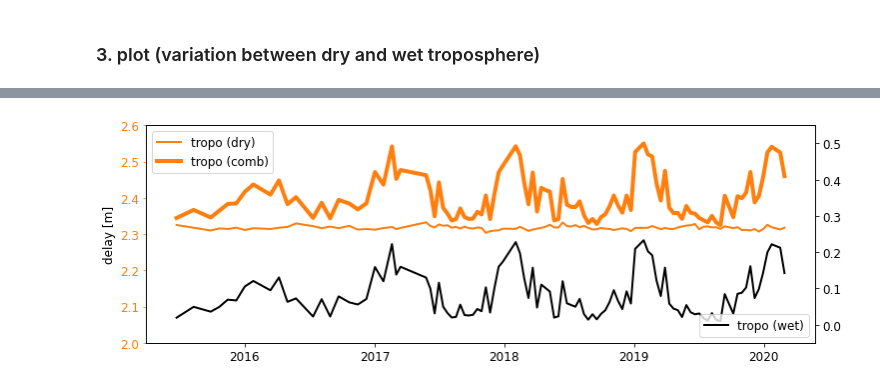
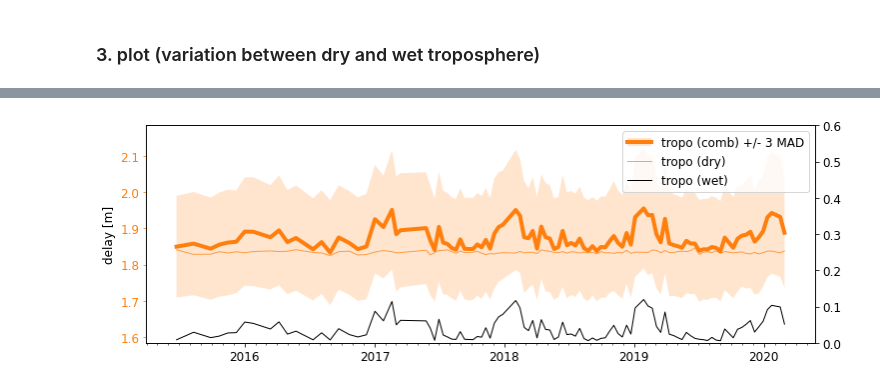
Before and after one commit to yunjunz/2022-Geolocation, a Jupyter notebook: prep_era5.ipynb, the cells around one changed output, grey strips where cells are left out. Drawn from its saved outputs; the diff is of its cells as text; code cells hidden in the pictures.

```diff
--- a/prep_era5.ipynb
+++ b/prep_era5.ipynb
@@ -34,6 +34,7 @@ print('Go to directory', proj_dir)
 
 mintpy_dir = os.path.join(proj_dir, 'mintpyOffset')
 out_file = os.path.join(proj_dir, 'offset_comp/era5.pickle')
+box = (85, 25, 145, 70)    # box to read for range offset in (x0, y0, x1, y1)
 # %% [output]
 Go to directory /Users/yunjunz/data/ChileSenAT149
 # %% [markdown]
@@ -101,7 +104,7 @@ date_list = timeseries(ts_files[0]).get_date_list()
 num_date = len(date_list)
 ts_data_list = []
 for ts_file in ts_files:
-    ts_data = readfile.read(ts_file)[0].reshape(num_date, -1)
+    ts_data = readfile.read(ts_file, box=box)[0].reshape(num_date, -1)
     # exclude pixels with no-valid data
     ts_data[ts_data == 0] = np.nan
     # reverse back the sign because it was reversed in tropo_pyaps3.py#L584
@@ -117,14 +120,12 @@ ind_cen = int(length / 2) * width + int(width / 2)
 tropo = {}
 tropo['date'] = np.array(date_list)
 tropo['time'] = np.array(ptime.date_list2vector(date_list)[0])
-# calc based on terrain height
-tropo['range_delay_tropo_cHgtCen']     = ts_data_list[0][:, ind_cen]
-tropo['range_delay_tropo_cHgtCen_dry'] = ts_data_list[1][:, ind_cen]
-tropo['range_delay_tropo_cHgtCen_wet'] = ts_data_list[2][:, ind_cen]
-# calc based on real DEM
-tropo['range_delay_tropo_vHgtMed']     = np.nanmedian(ts_data_list[3], axis=-1)
-tropo['range_delay_tropo_vHgtMed_dry'] = np.nanmedian(ts_data_list[4], axis=-1)
-tropo['range_delay_tropo_vHgtMed_wet'] = np.nanmedian(ts_data_list[5], axis=-1)
+tropo['range_delay_tropo_med']     = np.nanmedian(ts_data_list[0], axis=-1)
+tropo['range_delay_tropo_med_dry'] = np.nanmedian(ts_data_list[1], axis=-1)
+tropo['range_delay_tropo_med_wet'] = np.nanmedian(ts_data_list[2], axis=-1)
+tropo['range_delay_tropo_mad']     = ut.median_abs_deviation(ts_data_list[0], axis=-1)
+tropo['range_delay_tropo_mad_dry'] = ut.median_abs_deviation(ts_data_list[1], axis=-1)
+tropo['range_delay_tropo_mad_wet'] = ut.median_abs_deviation(ts_data_list[2], axis=-1)
 
 ## save off dict to pickle file
 with open(out_file, 'wb') as f:
@@ -135,31 +136,46 @@ save data to file: /Users/yunjunz/data/ChileSenAT149/offset_comp/era5.pickle
 # %% [markdown]
 ### 3. plot (variation between dry and wet troposphere)
 # %%
-for opt in ['cHgtCen', 'vHgtMed']:
-    key_base = 'range_delay_tropo_{}'.format(opt)
+key_base = 'range_delay_tropo'
+n = 3
 
-    fig, ax = plt.subplots(figsize=figsize)
-    ax.plot(tropo['time'], tropo[key_base+'_dry'], '-', linewidth=2, color='C1', label='tropo (dry)')
-    ax.plot(tropo['time'], tropo[key_base],        '-', linewidth=4, color='C1', label='tropo (comb)')
-    ax.tick_params(which='both', axis='y', colors='C1')
-    ax.set_ylabel('delay [m]')
-    ax.legend(loc='upper left')
+x = tropo['time']
+y0 = tropo[key_base+'_med']
+y1 = tropo[key_base+'_med_dry']
+y2 = tropo[key_base+'_med_wet']
+y0_err = tropo[key_base+'_mad'] * n
+y1_err = tropo[key_base+'_mad_dry'] * n
+y2_err = tropo[key_base+'_mad_wet'] * n
 
-    ax2 = ax.twinx()
-    ax2.plot(tropo['time'], tropo[key_base+'_wet'], '-', linewidth=2, color='k', label='tropo (wet)')
-    ax2.tick_params(which='both', axis='y', colors='k')
-    ax2.legend(loc='lower right')
+fig, ax = plt.subplots(nrows=1, ncols=1, figsize=figsize, sharex=True)
+# axis 1
+p2, = ax.plot(x, y1, '-', linewidth=1, color='C1', alpha=0.7)
+p0, = ax.plot(x, y0, '-', linewidth=4, color='C1')
+p1  = ax.fill_between(x, y0 - y0_err, y0 + y0_err, fc='C1', ec='none', alpha=0.2)
 
-    if opt == 'cHgtCen':
-        ax.set_ylim(2.0, 2.6)
-        ax2.set_ylim(-0.05, 0.55)
-    else:
-        ax.set_ylim(1.7, 2.3)
-        ax2.set_ylim(-0.1, 0.5)
+# axis 1 format
+ax.tick_params(which='both', axis='y', colors='C1')
+pp.auto_adjust_xaxis_date(ax, x, every_year=1, buffer_year=None)
+ax.set_ylabel('delay [m]')
 
-    # output
-    out_fig = os.path.join(os.path.dirname(out_file), 'TS_era5_{}.png'.format(opt))
-    print('save figure to file', out_fig)
-    plt.savefig(out_fig, bbox_inches='tight', transparent=True, dpi=300)
-    plt.show()
+# axis 2
+ax2 = ax.twinx()
+p3, = ax2.plot(x, y2, '-', linewidth=1, color='k')
+ax2.tick_params(which='both', axis='y', colors='k')
+
+# auto ylim
+ylim = ut.ceil_to_1(np.max(y0) - np.min(y0)) * 1.5
+ycen = np.mean(y1) + 0.05
+ax.set_ylim(ycen-ylim, ycen+ylim)
+ax2.set_ylim(0, ylim*2)
+
+ax.legend([(p0, p1), p2, p3], ['tropo (comb) +/- {} MAD'.format(n),
+                               'tropo (dry)',
+                               'tropo (wet)'])
+
+# output
+out_fig = os.path.join(os.path.dirname(out_file), 'TS_era5.png')
+print('save figure to file', out_fig)
+plt.savefig(out_fig, bbox_inches='tight', transparent=True, dpi=300)
+plt.show()
 # %% [output]
@@ -167 +183 @@ save figure to file /Users/yunjunz/data/ChileSenAT149/offset_comp/TS_era5_cHgtCe
-[figure, old version]
+[figure, new version]
```
Also changed, not shown: parts of 6 cells of this notebook, 3 other files.
